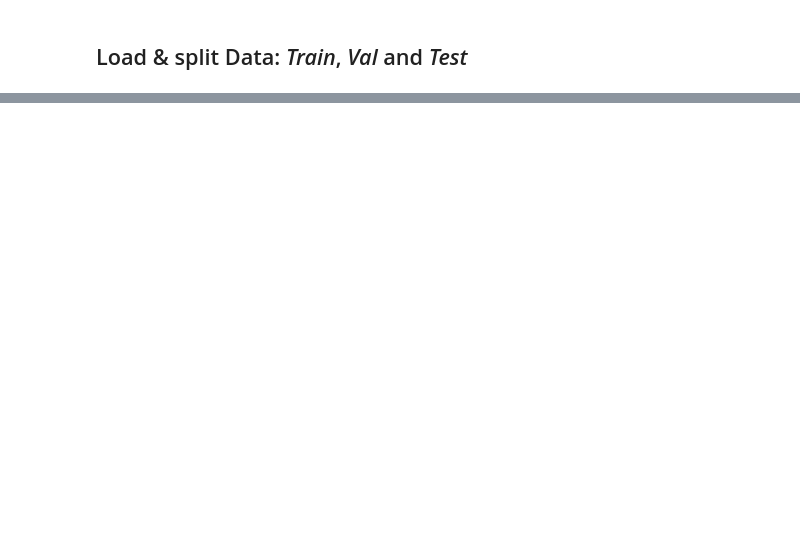
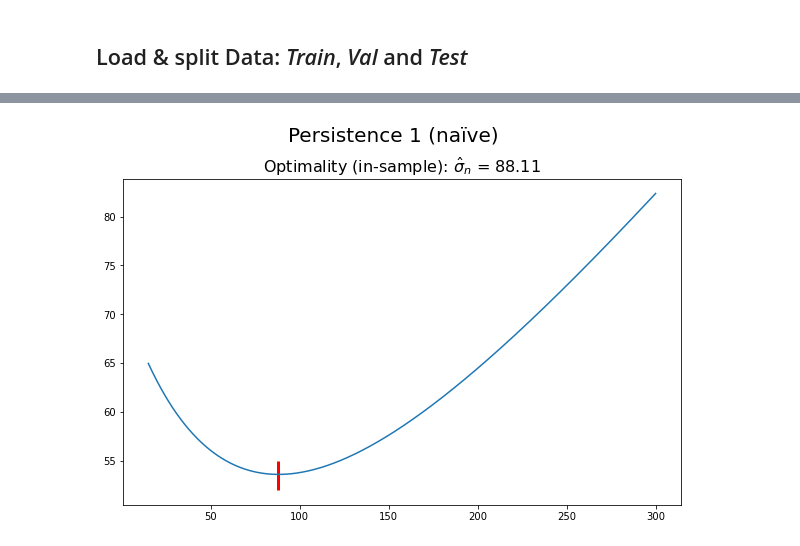
Before and after one commit to 7shoe/probabilistic-forecasting, a Jupyter notebook: 02_ModelZoo.ipynb, the cells around one changed output, grey strips where cells are left out. Drawn from its saved outputs; the diff is of its cells as text; code cells hidden in the pictures; blank space fills up the shorter version.

```diff
--- a/02_ModelZoo.ipynb
+++ b/02_ModelZoo.ipynb
@@ -30,0 +50,24 @@ lTe   = datetime.strptime('2022-03-23 12:00:00', '%Y-%m-%d %H:%M:%S') # 59
+# %%
+# train mu
+pers1_tr_mu = df_ts[(df_ts.date.dt.hour == 12) & (df_ts.date <= lTr)]['Y'].shift(1).fillna(131.9).to_numpy()
+Y_tr        = df_ts[(df_ts.date.dt.hour == 12) & (df_ts.date <= lTr)]['Y'].to_numpy()
+
+# check variance
+CRPS_list = []
+sigma_list = np.linspace(15, 300, 500)
+for sigmaLoc in sigma_list:
+    CRPS_list.append(np.mean(ps.crps_gaussian(Y_tr, mu=pers1_tr_mu, sig=sigmaLoc)))
+
+# optimal sigma
+sigma_pers1_hat = sigma_list[list(CRPS_list == min(CRPS_list)).index(True)]
+# %%
+# Visualize optimal standard deviation
+plt.figure(figsize=(10,6))
+plt.suptitle("Persistence 1 (naïve)", fontsize=20, y=1.002)
+plt.title("Optimality (in-sample): $\hat{\sigma}_{n}$ = " + str(round(sigma_pers1_hat, 2)), fontsize=16)
+plt.plot(sigma_list, CRPS_list)
+plt.vlines(x=sigma_pers1_hat, ymin=52, ymax=55, color='red', linewidth=3)
+
+plt.show()
+# %% [output]
+[figure, added]
```
Also changed, not shown: parts of 16 cells of this notebook.
